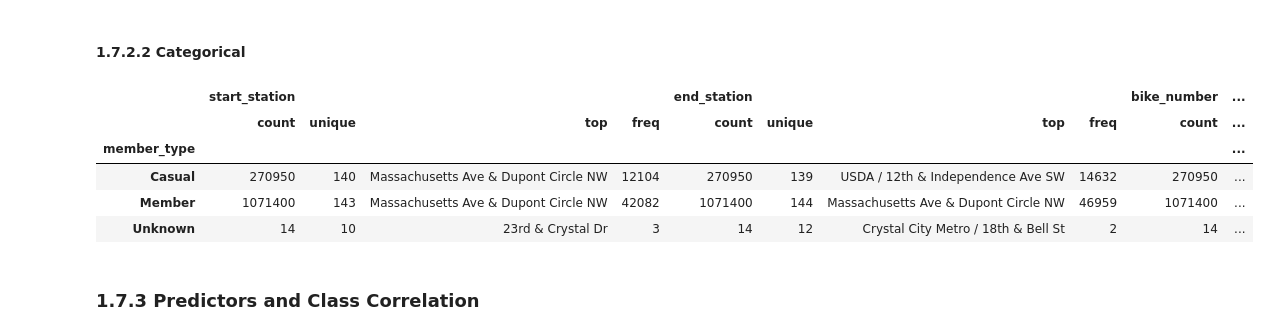
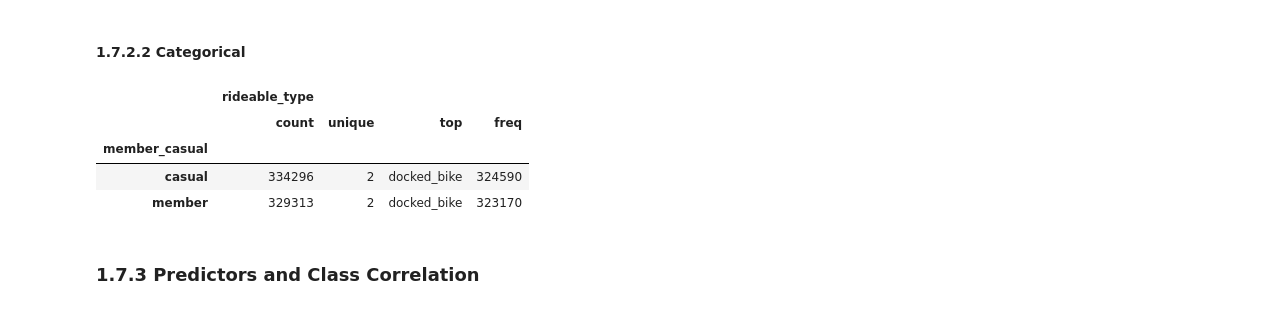
Before and after one commit to panambY/Trip_History, a Jupyter notebook: Trip_History.ipynb, the cells around one changed output. Cells and saved outputs as stored; diff of their text form; code cells hidden in the pictures.

```diff
--- a/Trip_History.ipynb
+++ b/Trip_History.ipynb
@@ -173,0 +186,4 @@ dtype: int64
+# %%
+# I tried to complete the "start_lat" and "star_lng" finding other row which had the same station name with its lat/lng filled, but there wasn't.
+# Because of this, I have to drop the entire row.
+df1.dropna( subset=['start_lat', 'start_lng'], inplace=True )
@@ -173,0 +203,8 @@ dtype: int64
+# %%
+df1.dropna( subset=['end_lat', 'end_lng'], inplace=True )
+# %%
+# In the "is_equity" column I have a lot of NaN values. I will drop the variable.
+df1.drop( ['is_equity'], axis=1, inplace=True )
+# %%
+# As now I have sure that I won't need of these variables in any treatment of NaN values, I will drop them.
+df1.drop( ['start_station_name', 'start_station_id', 'end_station_name', 'end_station_id'], axis=1, inplace=True )
@@ -263,14 +325,13 @@ aux
 # %% [markdown]
 #### 1.7.2.2 Categorical
 # %%
-cat_attributes.drop( 'id', axis=1 ).groupby( 'member_type' ).describe()
+cat_attributes.drop( 'ride_id', axis=1 ).groupby( 'member_casual' ).describe()
 # %% [output]
-|  | start_station |  |  |  | end_station |  |  |  | bike_number | ... |
-|  | count | unique | top | freq | count | unique | top | freq | count | ... |
-| member_type |  |  |  |  |  |  |  |  |  | ... |
-| Casual | 270950 | 140 | Massachusetts Ave & Dupont Circle NW | 12104 | 270950 | 139 | USDA / 12th & Independence Ave SW | 14632 | 270950 | ... |
-| Member | 1071400 | 143 | Massachusetts Ave & Dupont Circle NW | 42082 | 1071400 | 144 | Massachusetts Ave & Dupont Circle NW | 46959 | 1071400 | ... |
-| Unknown | 14 | 10 | 23rd & Crystal Dr | 3 | 14 | 12 | Crystal City Metro / 18th & Bell St | 2 | 14 | ... |
+|  | rideable_type |  |  |  |
+|  | count | unique | top | freq |
+| member_casual |  |  |  |  |
+| casual | 334296 | 2 | docked_bike | 324590 |
+| member | 329313 | 2 | docked_bike | 323170 |
 # %% [markdown]
 ### 1.7.3 Predictors and Class Correlation
 # %%
```
Also changed, not shown: parts of 43 cells of this notebook.
